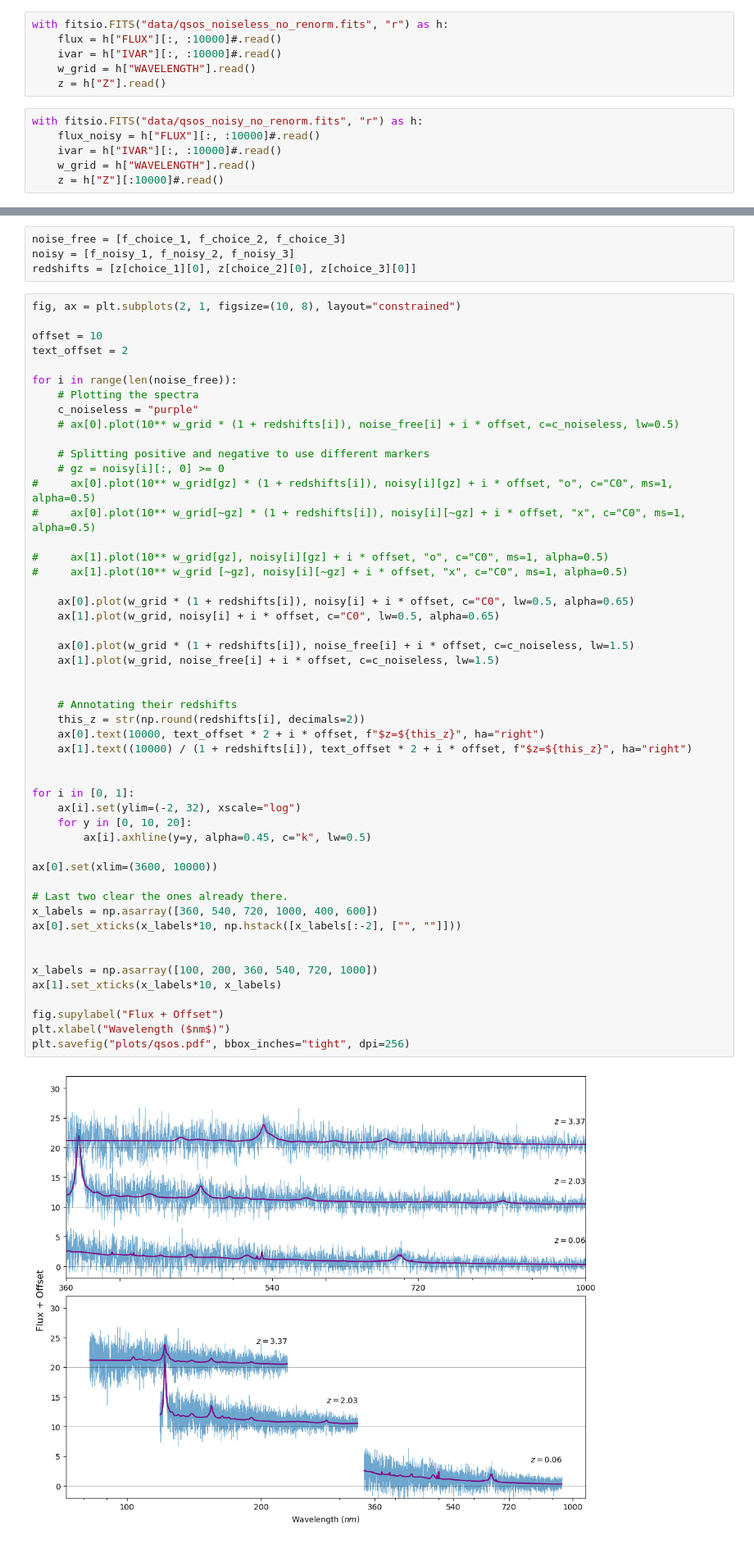
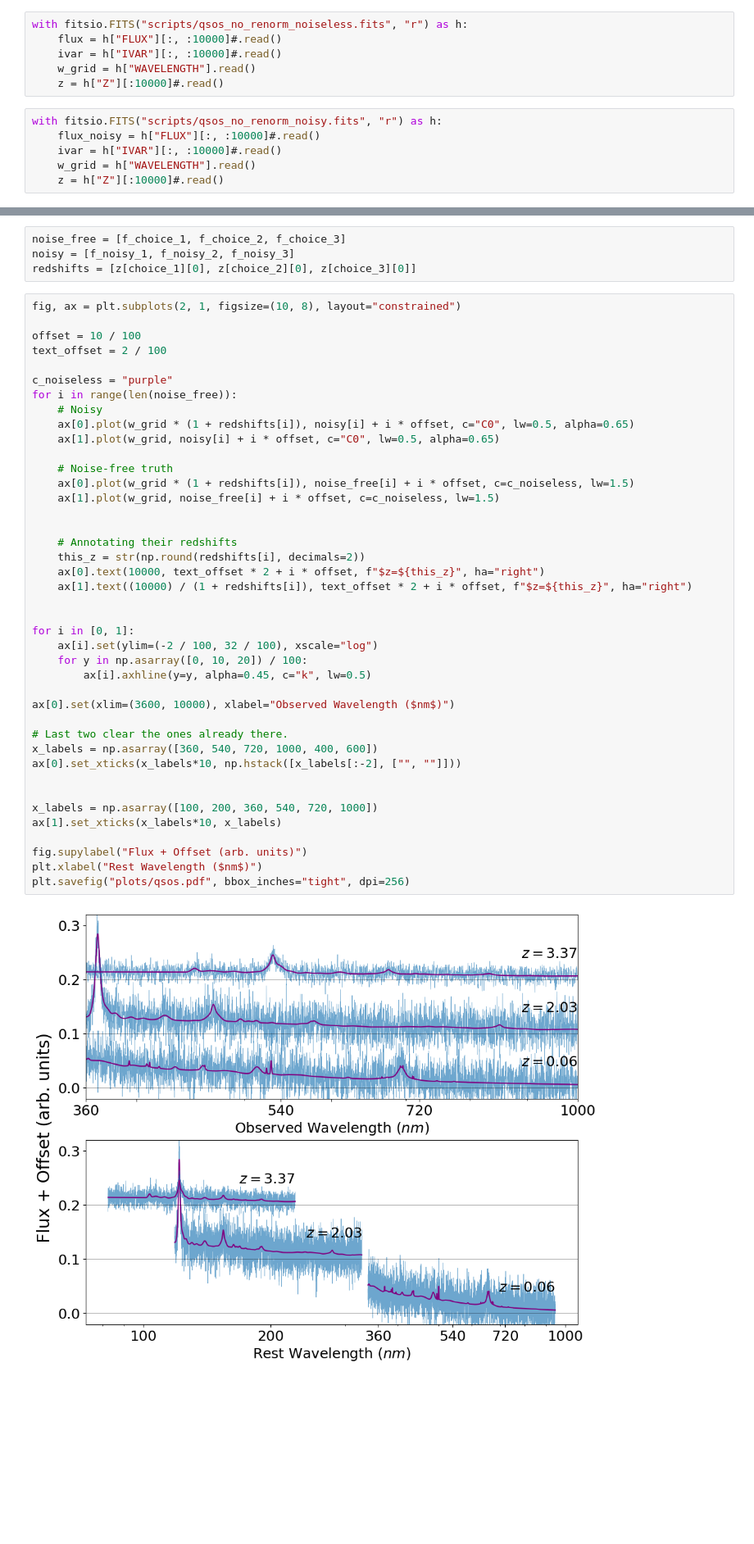
Before and after one commit to dylanagreen/nearly_nmf, a Jupyter notebook: paper/02-spectra_plots.ipynb, the cells around one changed output, grey strips where cells are left out. Shown at 82% size. Drawn from its saved outputs; the diff is of its cells as text; blank space fills up the shorter version.

```diff
--- a/paper/02-spectra_plots.ipynb
+++ b/paper/02-spectra_plots.ipynb
@@ -3,13 +3,13 @@ import numpy as np
 import matplotlib.pyplot as plt
 import fitsio
 # %%
-with fitsio.FITS("data/qsos_noiseless_no_renorm.fits", "r") as h:
+with fitsio.FITS("scripts/qsos_no_renorm_noiseless.fits", "r") as h:
     flux = h["FLUX"][:, :10000]#.read()
     ivar = h["IVAR"][:, :10000]#.read()
     w_grid = h["WAVELENGTH"].read()
-    z = h["Z"].read()
+    z = h["Z"][:10000]#.read()
 # %%
-with fitsio.FITS("data/qsos_noisy_no_renorm.fits", "r") as h:
+with fitsio.FITS("scripts/qsos_no_renorm_noisy.fits", "r") as h:
     flux_noisy = h["FLUX"][:, :10000]#.read()
     ivar = h["IVAR"][:, :10000]#.read()
     w_grid = h["WAVELENGTH"].read()
@@ -87,52 +50,43 @@ redshifts = [z[choice_1][0], z[choice_2][0], z[choice_3][0]]
 # %%
 fig, ax = plt.subplots(2, 1, figsize=(10, 8), layout="constrained")
 
-offset = 10
-text_offset = 2
+offset = 10 / 100
+text_offset = 2 / 100
 
+c_noiseless = "purple"
 for i in range(len(noise_free)):
-    # Plotting the spectra
-    c_noiseless = "purple"
-    # ax[0].plot(10** w_grid * (1 + redshifts[i]), noise_free[i] + i * offset, c=c_noiseless, lw=0.5)
-
-    # Splitting positive and negative to use different markers
-    # gz = noisy[i][:, 0] >= 0
-#     ax[0].plot(10** w_grid[gz] * (1 + redshifts[i]), noisy[i][gz] + i * offset, "o", c="C0", ms=1, alpha=0.5)
-#     ax[0].plot(10** w_grid[~gz] * (1 + redshifts[i]), noisy[i][~gz] + i * offset, "x", c="C0", ms=1, alpha=0.5)
-
-#     ax[1].plot(10** w_grid[gz], noisy[i][gz] + i * offset, "o", c="C0", ms=1, alpha=0.5)
-#     ax[1].plot(10** w_grid [~gz], noisy[i][~gz] + i * offset, "x", c="C0", ms=1, alpha=0.5)
-
+    # Noisy
     ax[0].plot(w_grid * (1 + redshifts[i]), noisy[i] + i * offset, c="C0", lw=0.5, alpha=0.65)
     ax[1].plot(w_grid, noisy[i] + i * offset, c="C0", lw=0.5, alpha=0.65)
 
+    # Noise-free truth
     ax[0].plot(w_grid * (1 + redshifts[i]), noise_free[i] + i * offset, c=c_noiseless, lw=1.5)
     ax[1].plot(w_grid, noise_free[i] + i * offset, c=c_noiseless, lw=1.5)
 
 
     # Annotating their redshifts
     this_z = str(np.round(redshifts[i], decimals=2))
     ax[0].text(10000, text_offset * 2 + i * offset, f"$z=${this_z}", ha="right")
     ax[1].text((10000) / (1 + redshifts[i]), text_offset * 2 + i * offset, f"$z=${this_z}", ha="right")
 
 
 for i in [0, 1]:
-    ax[i].set(ylim=(-2, 32), xscale="log")
-    for y in [0, 10, 20]:
+    ax[i].set(ylim=(-2 / 100, 32 / 100), xscale="log")
+    for y in np.asarray([0, 10, 20]) / 100:
         ax[i].axhline(y=y, alpha=0.45, c="k", lw=0.5)
 
-ax[0].set(xlim=(3600, 10000))
+ax[0].set(xlim=(3600, 10000), xlabel="Observed Wavelength ($nm$)")
 
 # Last two clear the ones already there.
 x_labels = np.asarray([360, 540, 720, 1000, 400, 600])
 ax[0].set_xticks(x_labels*10, np.hstack([x_labels[:-2], ["", ""]]))
 
 
 x_labels = np.asarray([100, 200, 360, 540, 720, 1000])
 ax[1].set_xticks(x_labels*10, x_labels)
 
-fig.supylabel("Flux + Offset")
-plt.xlabel("Wavelength ($nm$)")
+fig.supylabel("Flux + Offset (arb. units)")
+plt.xlabel("Rest Wavelength ($nm$)")
 plt.savefig("plots/qsos.pdf", bbox_inches="tight", dpi=256)
 # %% [output]
-[figure, old version]
+[figure, new version]
```
Also changed, not shown: parts of 2 cells of this notebook, 6 other files.
